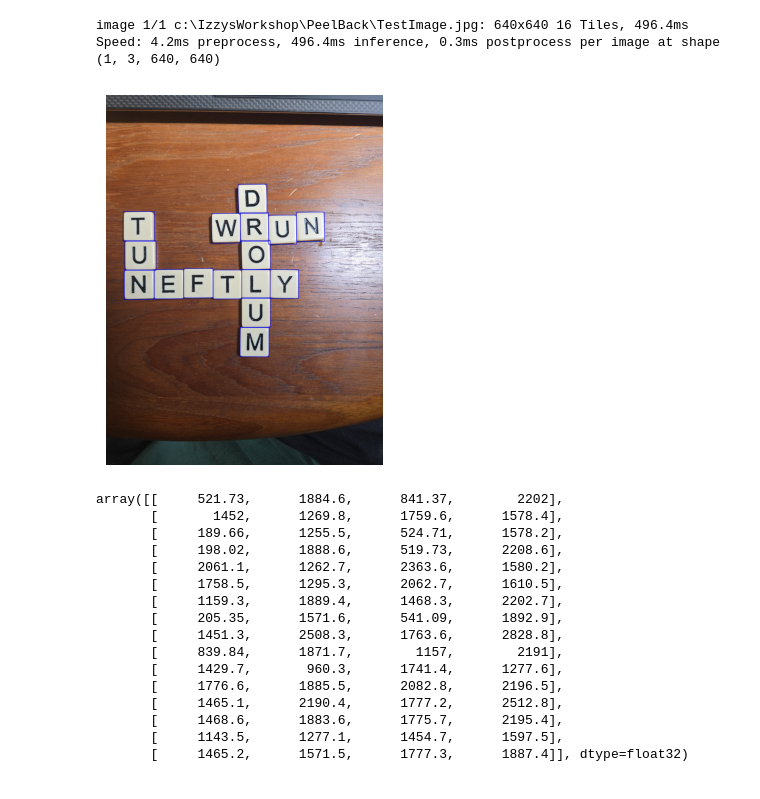
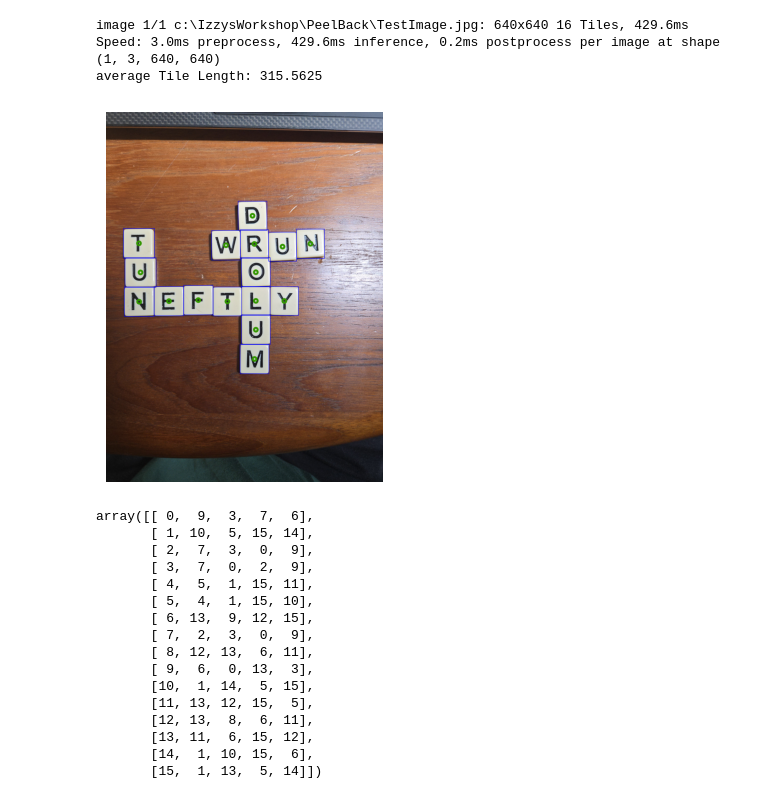
Before and after one commit to git-izzy/PeelBack, a Jupyter notebook: trainModel.ipynb, the cells around one changed output. Cells and saved outputs as stored; diff of their text form; code cells hidden in the pictures.

Commit message:
get neighbors and basic board visualization

```diff
--- a/trainModel.ipynb
+++ b/trainModel.ipynb
@@ -26,44 +8,64 @@ Results saved to C:\IzzysWorkshop\PeelBack\runs\detect\train
 # %%
 import cv2
 import matplotlib.pyplot as plt
 from ultralytics import RTDETR
+import numpy as np
 
 
 imagePath = 'TestImage.jpg'
 
 image = cv2.imread('TestImage.jpg', cv2.IMREAD_COLOR_RGB)
-# image = cv2.resize(image,(640,640))
+
+drawOn = image.copy()
 
 myModel = RTDETR('runs/detect/train/weights/best.pt')
 result = myModel.predict(imagePath)
 
 boxes = result[0].boxes.xyxy.cpu().numpy()
+centers = []
+avgTileLen = 0
 
 for box in boxes:
     x1,y1,x2,y2 = map(int,box)
-    cv2.rectangle(image, (x1,y1),(x2,y2), (0,0,250),3)
+    xAvg = (x1+x2)//2
+    yAvg = (y1+y2)//2
+    centers.append([xAvg,yAvg])
+    avgTileLen += x2-x1
+    avgTileLen += y2-y1
 
-plt.imshow(image)
+    cv2.circle(drawOn, (xAvg,yAvg),20,(50,150,0),20)
+    cv2.rectangle(drawOn, (x1,y1),(x2,y2), (0,0,250),3)
+
+centers = np.asarray(centers)
+
+avgTileLen/= len(boxes)*2
+print(f'average Tile Length: {avgTileLen}')
+plt.imshow(drawOn)
 plt.axis('off')
 plt.show()
-boxes
 # %% [output]
-image 1/1 c:\IzzysWorkshop\PeelBack\TestImage.jpg: 640x640 16 Tiles, 496.4ms
-Speed: 4.2ms preprocess, 496.4ms inference, 0.3ms postprocess per image at shape (1, 3, 640, 640)
+image 1/1 c:\IzzysWorkshop\PeelBack\TestImage.jpg: 640x640 16 Tiles, 429.6ms
+Speed: 3.0ms preprocess, 429.6ms inference, 0.2ms postprocess per image at shape (1, 3, 640, 640)
+average Tile Length: 315.5625
-[figure, old version]
+[figure, new version]
-array([[     521.73,      1884.6,      841.37,        2202],
-       [       1452,      1269.8,      1759.6,      1578.4],
-       [     189.66,      1255.5,      524.71,      1578.2],
-       [     198.02,      1888.6,      519.73,      2208.6],
-       [     2061.1,      1262.7,      2363.6,      1580.2],
-       [     1758.5,      1295.3,      2062.7,      1610.5],
-       [     1159.3,      1889.4,      1468.3,      2202.7],
-       [     205.35,      1571.6,      541.09,      1892.9],
-       [     1451.3,      2508.3,      1763.6,      2828.8],
-       [     839.84,      1871.7,        1157,        2191],
-       [     1429.7,       960.3,      1741.4,      1277.6],
-       [     1776.6,      1885.5,      2082.8,      2196.5],
-       [     1465.1,      2190.4,      1777.2,      2512.8],
-       [     1468.6,      1883.6,      1775.7,      2195.4],
-       [     1143.5,      1277.1,      1454.7,      1597.5],
-       [     1465.2,      1571.5,      1777.3,      1887.4]], dtype=float32)
+# %%
+from sklearn.neighbors import NearestNeighbors
+neigh = NearestNeighbors(n_neighbors=5, algorithm='ball_tree').fit(centers)
+indices = neigh.kneighbors(centers, return_distance=False)
+# %% [output]
+array([[ 0,  9,  3,  7,  6],
+       [ 1, 10,  5, 15, 14],
+       [ 2,  7,  3,  0,  9],
+       [ 3,  7,  0,  2,  9],
+       [ 4,  5,  1, 15, 11],
+       [ 5,  4,  1, 15, 10],
+       [ 6, 13,  9, 12, 15],
+       [ 7,  2,  3,  0,  9],
+       [ 8, 12, 13,  6, 11],
+       [ 9,  6,  0, 13,  3],
+       [10,  1, 14,  5, 15],
+       [11, 13, 12, 15,  5],
+       [12, 13,  8,  6, 11],
+       [13, 11,  6, 15, 12],
+       [14,  1, 10, 15,  6],
+       [15,  1, 13,  5, 14]])
```
Also changed, not shown: parts of 3 cells of this notebook, 2 other files.
